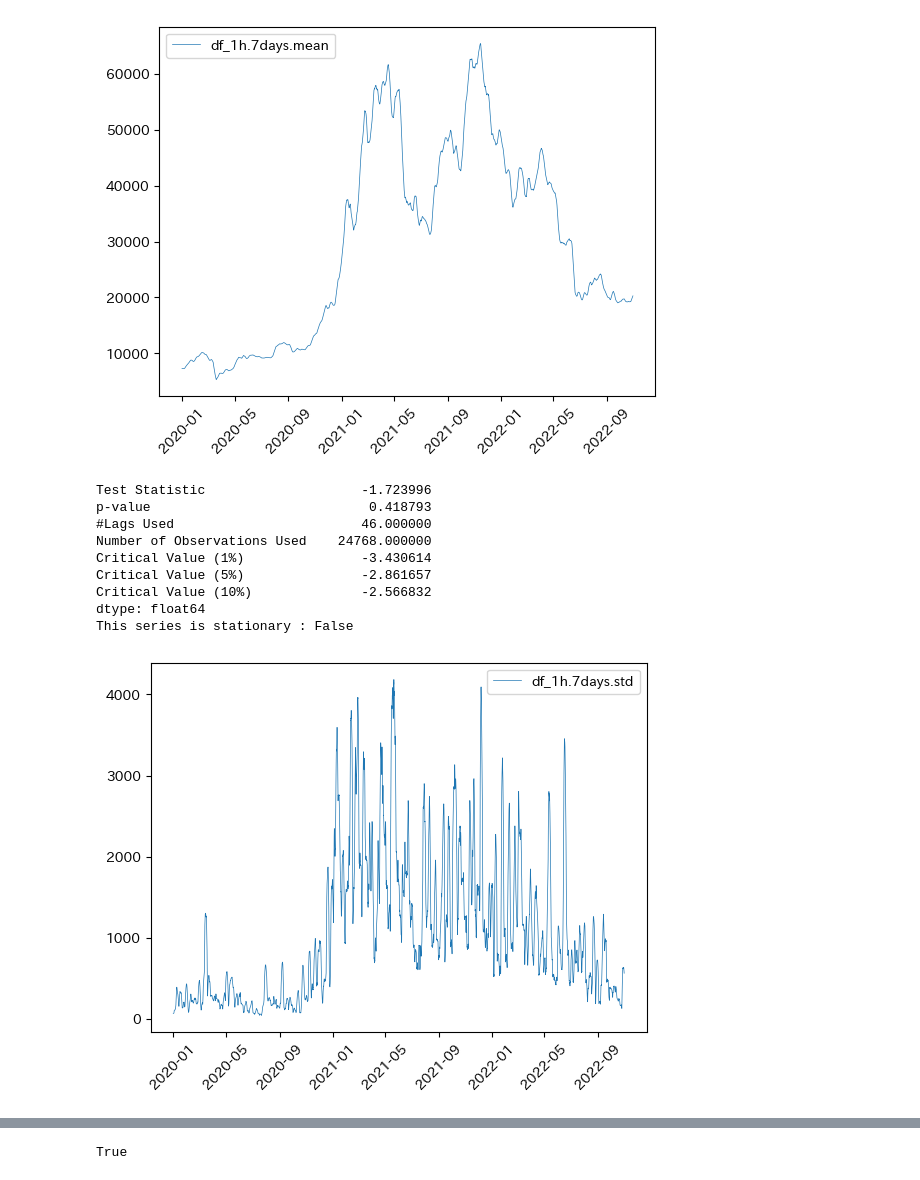
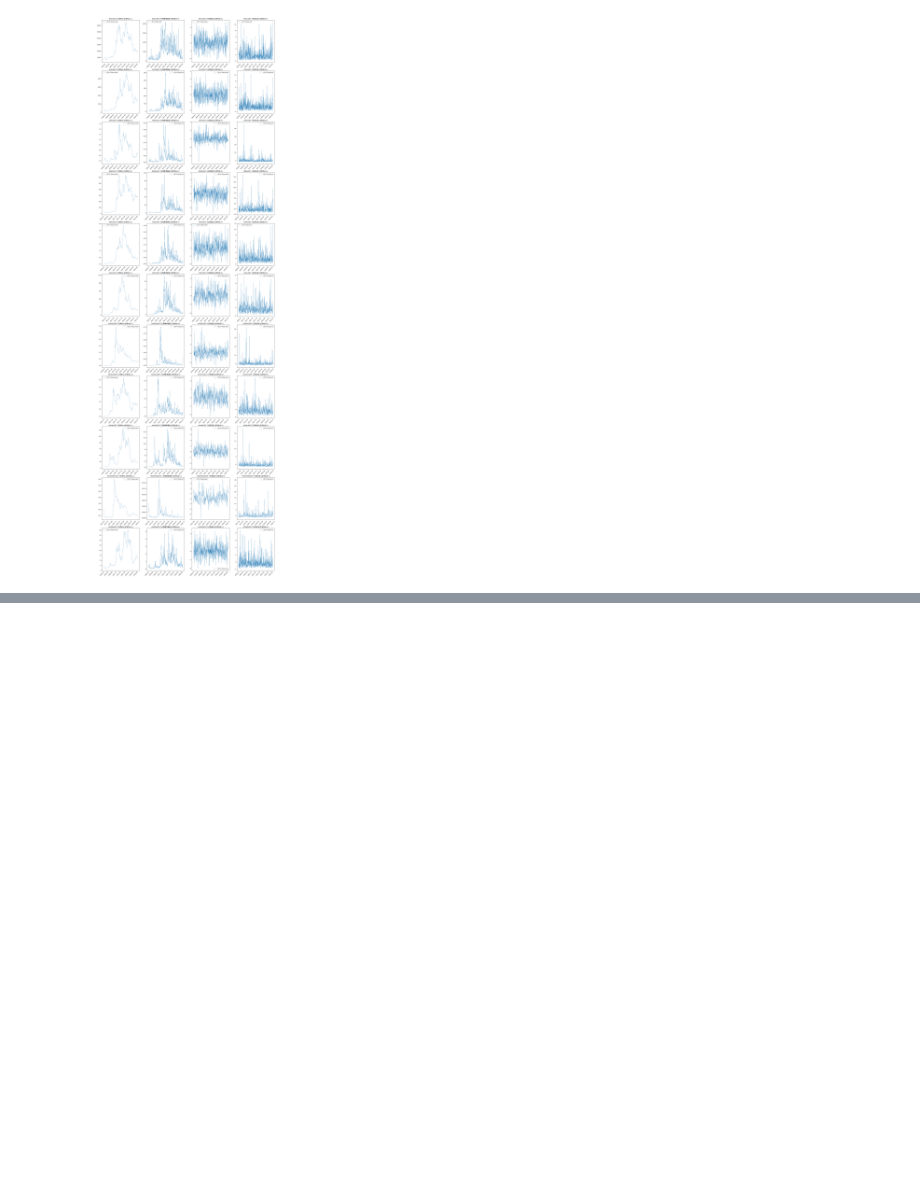
Before and after one commit to WannabeBotter/binance_exercise, a Jupyter notebook: timebar_exercise_2.ipynb, the cells around one changed output, grey strips where cells are left out. Drawn from its saved outputs; the diff is of its cells as text; code cells hidden in the pictures; blank space fills up the shorter version.

```diff
--- a/timebar_exercise_2.ipynb
+++ b/timebar_exercise_2.ipynb
@@ -1,60 +1,59 @@
 # %%
 import pandas as pd
+import numpy as np
 import statsmodels
 from statsmodels.tsa.stattools import adfuller
 import matplotlib.pyplot as plt
 import japanize_matplotlib
+from tqdm import tqdm
 import exercise_util
 
-df_1h = exercise_util.concat_timebar_files('BTCUSDT', 3600)
+target_symbols = list(exercise_util.target_symbols.keys())
 
-df_1h['close'] = df_1h['close']
+cols = 4
+rows = len(target_symbols)
+fig, axs = plt.subplots(rows, cols, figsize = (8 * cols, 7 * rows))
 
 window_days = 7
 
-df_1h['close_7days_mean'] = df_1h['close'].rolling(window_days * 24).mean()
-df_1h['close_7days_std'] = df_1h['close'].rolling(window_days * 24).std()
-df_1h['close_7days_skew'] = df_1h['close'].rolling(window_days * 24).skew()
-df_1h['close_7days_kurt'] = df_1h['close'].rolling(window_days * 24).kurt()
+for _idx, _symbol in tqdm(enumerate(target_symbols), total = len(target_symbols)):
+    df_1h = exercise_util.concat_timebar_files(_symbol, 3600)
 
-df_1h.dropna(inplace = True)
+    df_1h['close_7days_mean'] = df_1h['close'].rolling(window_days * 24).mean()
+    df_1h['close_7days_std'] = df_1h['close'].rolling(window_days * 24).std()
+    df_1h['close_7days_skew'] = df_1h['close'].rolling(window_days * 24).skew()
+    df_1h['close_7days_kurt'] = df_1h['close'].rolling(window_days * 24).kurt()
 
-plt.plot(df_1h.loc[df_1h.index > '2020-01-01', 'close_7days_mean'], label = 'df_1h.7days.mean', linewidth = 0.5)
-plt.xticks(rotation = 45)
-plt.legend()
-plt.show()
+    df_1h.dropna(inplace = True)
 
-exercise_util.adf_stationary_test(df_1h.loc[df_1h.index > '2020-01-01', 'close_7days_mean'])
+    _ax = axs[_idx, 0]
+    _ax.tick_params(axis = 'x', labelrotation = 45)
+    _ax.plot(df_1h.loc[df_1h.index > '2020-01-01', 'close_7days_mean'], label = 'df_1h.7days.mean', linewidth = 0.5)
+    _ax.legend()
+    _stationary = exercise_util.adf_stationary_test(df_1h.loc[df_1h.index > '2020-01-01', 'close_7days_mean'])
+    _ax.set_title(f'{_symbol} {window_days}日間MA (定常性{"あり" if _stationary == True else "なし"})')
 
-plt.plot(df_1h.loc[df_1h.index > '2020-01-01', 'close_7days_std'], label = 'df_1h.7days.std', linewidth = 0.5)
-plt.xticks(rotation = 45)
-plt.legend()
-plt.show()
+    _ax = axs[_idx, 1]
+    _ax.tick_params(axis = 'x', labelrotation = 45)
+    _ax.plot(df_1h.loc[df_1h.index > '2020-01-01', 'close_7days_std'], label = 'df_1h.7days.std', linewidth = 0.5)
+    _ax.legend()
+    _stationary = exercise_util.adf_stationary_test(df_1h.loc[df_1h.index > '2020-01-01', 'close_7days_std'])
+    _ax.set_title(f'{_symbol} {window_days}日間標準偏差 (定常性{"あり" if _stationary == True else "なし"})')
 
-exercise_util.adf_stationary_test(df_1h.loc[df_1h.index > '2020-01-01', 'close_7days_std'])
+    _ax = axs[_idx, 2]
+    _ax.tick_params(axis = 'x', labelrotation = 45)
+    _ax.plot(df_1h.loc[df_1h.index > '2020-01-01', 'close_7days_skew'], label = 'df_1h.7days.skew', linewidth = 0.5)
+    _ax.legend()
+    _stationary = exercise_util.adf_stationary_test(df_1h.loc[df_1h.index > '2020-01-01', 'close_7days_skew'])
+    _ax.set_title(f'{_symbol} {window_days}日間歪度 (定常性{"あり" if _stationary == True else "なし"})')
 
-plt.plot(df_1h.loc[df_1h.index > '2020-01-01', 'close_7days_skew'], label = 'df_1h.7days.skew', linewidth = 0.5)
-plt.xticks(rotation = 45)
-plt.legend()
-plt.show()
+    _ax = axs[_idx, 3]
+    _ax.tick_params(axis = 'x', labelrotation = 45)
+    _ax.plot(df_1h.loc[df_1h.index > '2020-01-01', 'close_7days_kurt'], label = 'df_1h.7days.kurt', linewidth = 0.5)
+    _ax.legend()
+    _stationary = exercise_util.adf_stationary_test(df_1h.loc[df_1h.index > '2020-01-01', 'close_7days_kurt'])
+    _ax.set_title(f'{_symbol} {window_days}日間尖度 (定常性{"あり" if _stationary == True else "なし"})')
 
-exercise_util.adf_stationary_test(df_1h.loc[df_1h.index > '2020-01-01', 'close_7days_skew'])
-
-plt.plot(df_1h.loc[df_1h.index > '2020-01-01', 'close_7days_kurt'], label = 'df_1h.7days.kurt', linewidth = 0.5)
-plt.xticks(rotation = 45)
-plt.legend()
-plt.show()
-
-exercise_util.adf_stationary_test(df_1h.loc[df_1h.index > '2020-01-01', 'close_7days_kurt'])
+fig.show()
 # %% [output]
-[figure, old version]
+[figure, new version]
-Test Statistic                    -1.723996
-p-value                            0.418793
-#Lags Used                        46.000000
-Number of Observations Used    24768.000000
-Critical Value (1%)               -3.430614
-Critical Value (5%)               -2.861657
-Critical Value (10%)              -2.566832
-dtype: float64
-This series is stationary : False
-[figure, removed]
@@ -90 +59,0 @@ This series is stationary : True
-True
```
Also changed, not shown: parts of 1 cell of this notebook.
